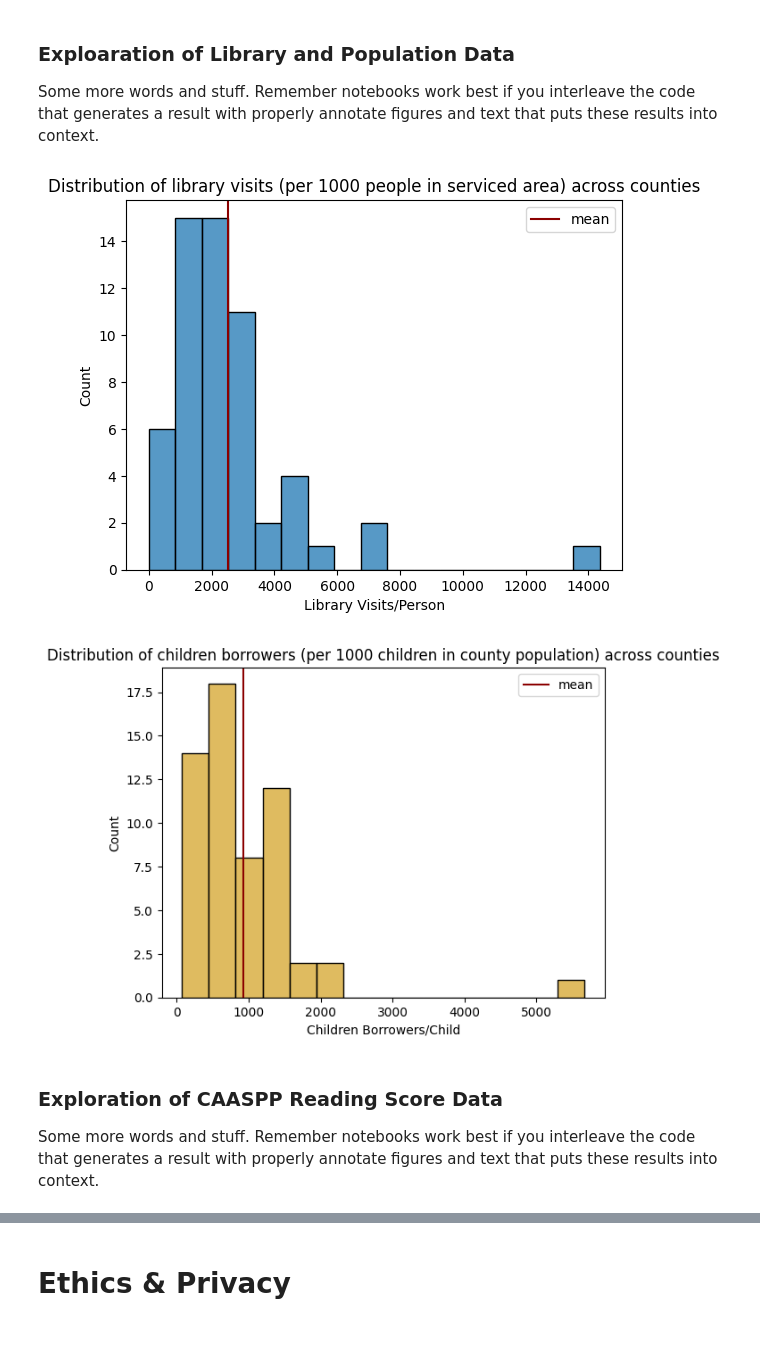
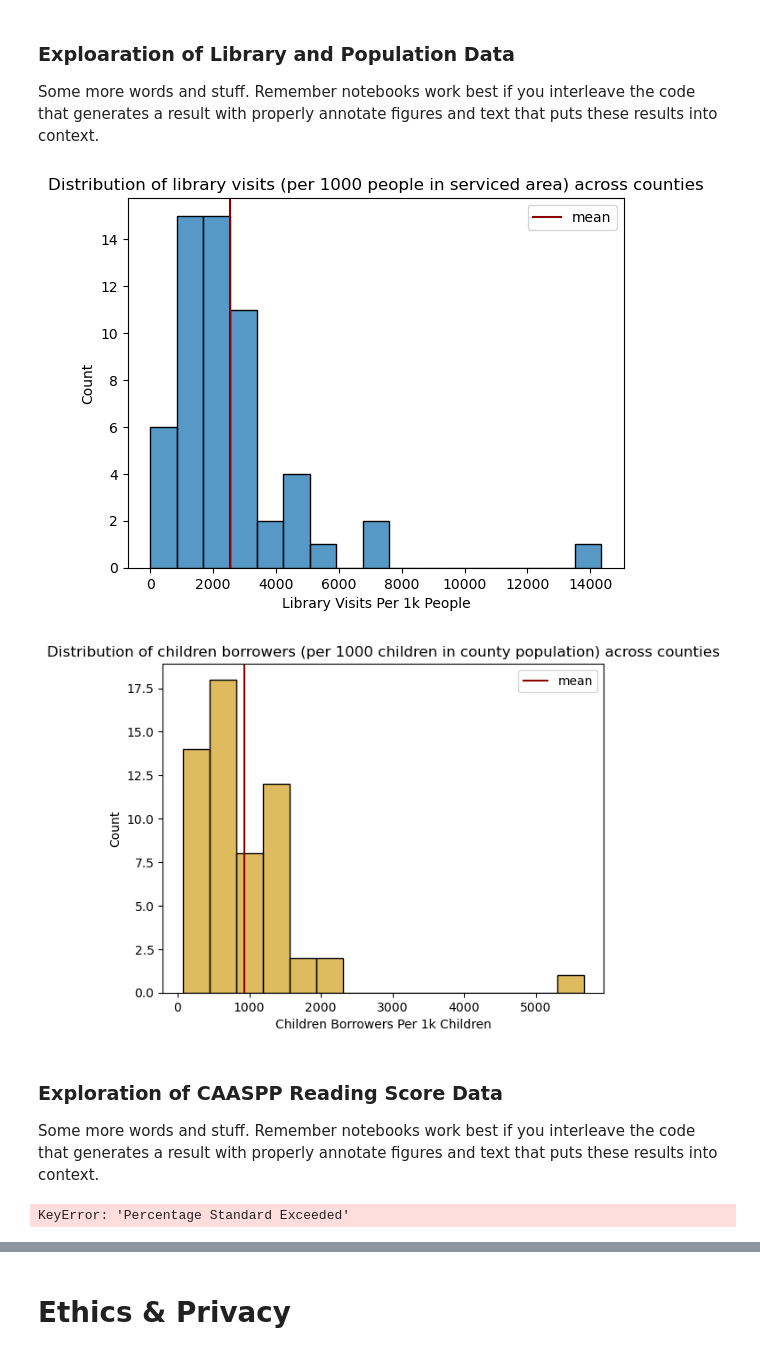
Before and after one commit to KaitlynChou/COGS-108-Project, a Jupyter notebook: EDACheckpoint_Group057_WI24.ipynb, the cells around one changed output, grey strips where cells are left out. Drawn from its saved outputs; the diff is of its cells as text; code cells hidden in the pictures.

```diff
--- a/EDACheckpoint_Group057_WI24.ipynb
+++ b/EDACheckpoint_Group057_WI24.ipynb
@@ -404,12 +412,13 @@ libraries_per = new_libraries.copy()
 libraries_per['Registered Users as of June 30'] = libraries_per['Registered Users as of June 30'] / libraries_per['Population of The Legal Service Area'] *1000
 libraries_per['Library Visits'] = libraries_per['Library Visits'] / libraries_per['Population of The Legal Service Area'] *1000
 
+# get values per 1,000 people/children
 libraries_per['Children Borrowers'] = libraries_per['Children Borrowers'] / libraries_per['Child Population'] *1000
 libraries_per['Circulation of Childrens Materials'] = libraries_per['Circulation of Childrens Materials'] / libraries_per['Child Population'] *1000
 libraries_per["# of Children's Programs"] = libraries_per["# of Children's Programs"] / libraries_per['Child Population'] *1000
 libraries_per["Children's Program Attendance"] = libraries_per["Children's Program Attendance"] / libraries_per['Child Population'] *1000
-libraries_per.columns = ['County', 'Year', 'Population of The Legal Service Area', 'Registered Users/Person', 'Children Borrowers/Child',
-                         'Library Visits/Person', 'Total Operating Income', 'Circ. Childrens Materials/Child', "Children's Programs/Child",
-                       "Children's Program Attendance/Child", 'Child Population']
+libraries_per.columns = ['County', 'Year', 'Population of The Legal Service Area', 'Registered Users Per 1k People', 'Children Borrowers Per 1k Children',
+                         'Library Visits Per 1k People', 'Total Operating Income', 'Circ. Childrens Materials Per 1k Children', "Children's Programs per 1k Children",
+                       "Children's Program Attendance Per 1k Children", 'Child Population']
 libraries_per
 # %% [output]
@@ -452,19 +461,19 @@ Carry out whatever EDA you need to for your project.  Because every project will
 Some more words and stuff.  Remember notebooks work best if you interleave the code that generates a result with properly annotate figures and text that puts these results into context.
 # %%
 # Distribution of library visits (per 1000 people in serviced area) across counties
-ax = sns.histplot(data=libraries_per[libraries_per['Library Visits/Person'] >= 0].groupby('County').agg('mean'), x='Library Visits/Person')
+ax = sns.histplot(data=libraries_per[libraries_per['Library Visits Per 1k People'] >= 0].groupby('County').agg('mean'), x='Library Visits Per 1k People')
 ax.set_title('Distribution of library visits (per 1000 people in serviced area) across counties')
-ax.axvline(libraries_per[libraries_per['Library Visits/Person'] >= 0].groupby('County').agg('mean')['Library Visits/Person'].mean(), color='darkred', label='mean')
+ax.axvline(libraries_per[libraries_per['Library Visits Per 1k People'] >= 0].groupby('County').agg('mean')['Library Visits Per 1k People'].mean(), color='darkred', label='mean')
 ax.legend()
 plt.show()
 # %% [output]
-[figure, old version]
+[figure, new version]
 # %%
 # Distribution of children borrowers (per 1000 children in county population) across counties
-ax = sns.histplot(data=libraries_per[libraries_per['Children Borrowers/Child'] >= 0].groupby('County').agg('mean'), x='Children Borrowers/Child', color='#d5a42b')
+ax = sns.histplot(data=libraries_per[libraries_per['Children Borrowers Per 1k Children'] >= 0].groupby('County').agg('mean'), x='Children Borrowers Per 1k Children', color='#d5a42b')
 ax.set_title('Distribution of children borrowers (per 1000 children in county population) across counties')
-ax.axvline(libraries_per[libraries_per['Children Borrowers/Child'] >= 0].groupby('County').agg('mean')['Children Borrowers/Child'].mean(), color='darkred', label='mean')
+ax.axvline(libraries_per[libraries_per['Children Borrowers Per 1k Children'] >= 0].groupby('County').agg('mean')['Children Borrowers Per 1k Children'].mean(), color='darkred', label='mean')
 ax.legend()
 plt.show()
 # %% [output]
-[figure, old version]
+[figure, new version]
@@ -477,0 +486,10 @@ Some more words and stuff.  Remember notebooks work best if you interleave the c
+# %%
+# Compare circulation of children's materials with CAASPP percentage exceeded standard
+x = libraries_per[libraries_per['Year']==2017]['Circ. Childrens Materials Per 1k Children'].reset_index(drop=True)
+y = caaspp[(caaspp['Test Year']==2017) & (caaspp['Grade']==3)]['Percentage Standard Exceeded'].reset_index(drop=True)
+new_df = pd.DataFrame({'Circ. Childrens Materials Per 1k Children': x, 'Percentage Standard Exceeded, Grade 3': y})
+sns.scatterplot(x='Circ. Childrens Materials Per 1k Children', y='Percentage Standard Exceeded, Grade 3', data=new_df);
+
+# will add graph title
+# %% [output]
+KeyError: 'Percentage Standard Exceeded'
```
Also changed, not shown: parts of 7 cells of this notebook, 1 other file.
